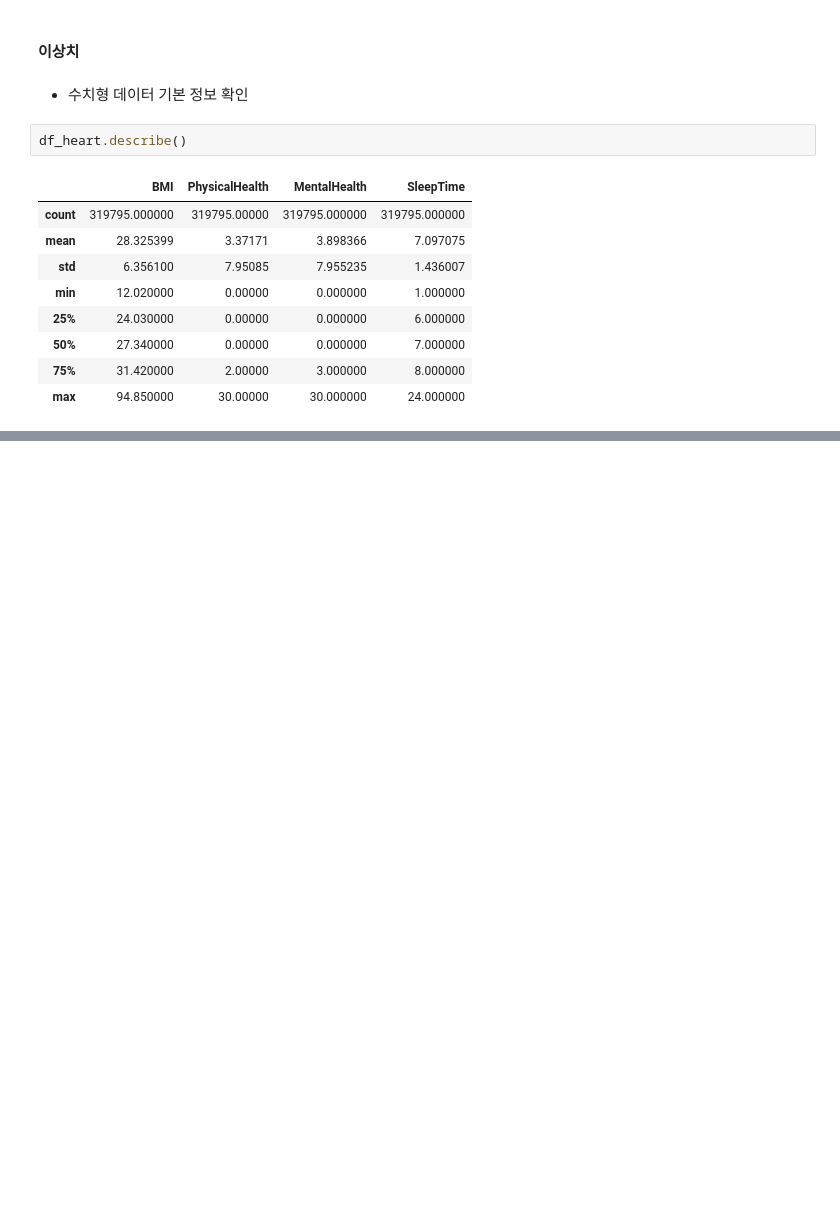
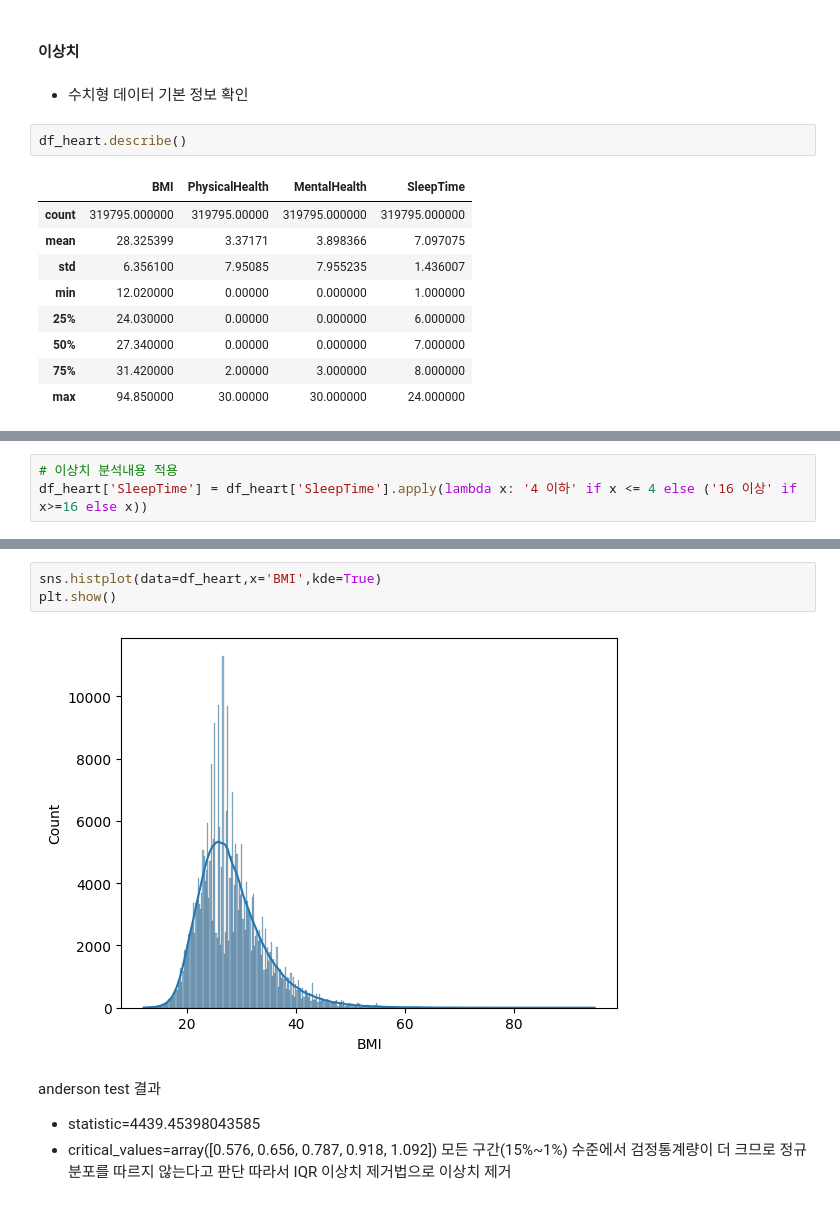
Before and after one commit to nohjuhyeon/healthcare_team, a Jupyter notebook: docs/yohan/yohan_analystics.ipynb, the cells around one changed output, grey strips where cells are left out. Saved outputs shown, nothing was run; the diff lists cells and outputs as text; blank space fills up the shorter version.

```diff
--- a/docs/yohan/yohan_analystics.ipynb
+++ b/docs/yohan/yohan_analystics.ipynb
@@ -105,0 +146,3 @@ df_heart.describe()
+# %%
+# 이상치 분석내용 적용
+df_heart['SleepTime'] = df_heart['SleepTime'].apply(lambda x: '4 이하' if x <= 4 else ('16 이상' if x>=16 else x))
@@ -105,0 +163,11 @@ df_heart.describe()
+# %%
+sns.histplot(data=df_heart,x='BMI',kde=True)
+plt.show()
+# %% [output]
+[figure, added]
+# %% [markdown]
+anderson test 결과
+- statistic=4439.45398043585
+- critical_values=array([0.576, 0.656, 0.787, 0.918, 1.092])
+모든 구간(15%~1%) 수준에서 검정통계량이 더 크므로 정규분포를 따르지 않는다고 판단
+따라서 IQR 이상치 제거법으로 이상치 제거
```
Also changed, not shown: parts of 14 cells of this notebook.
